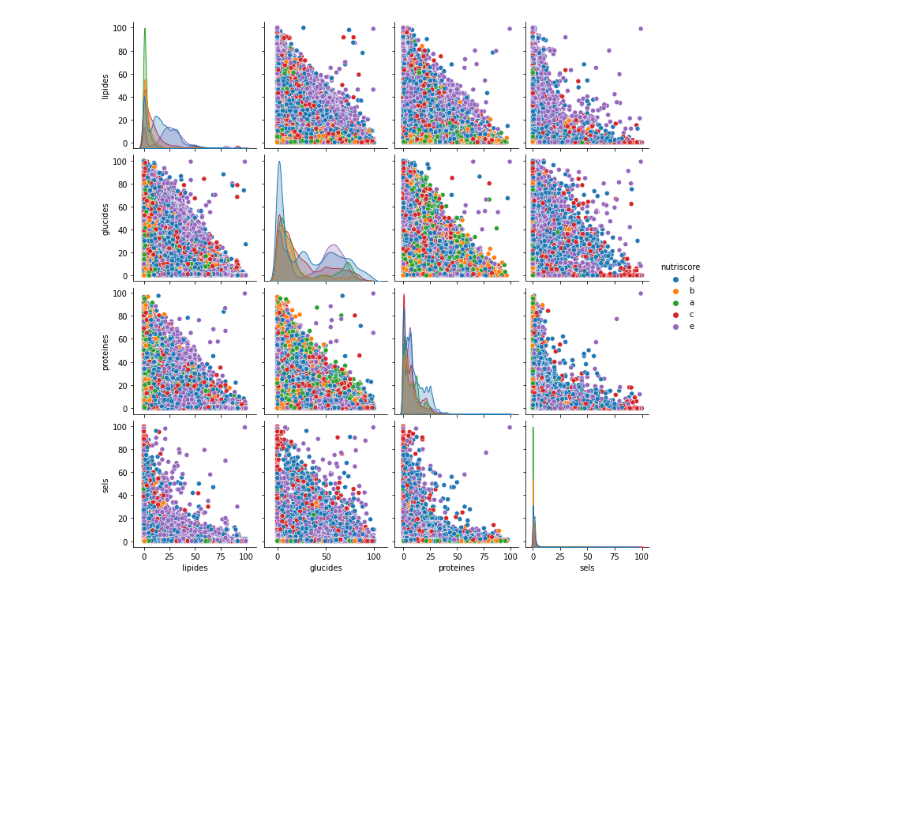
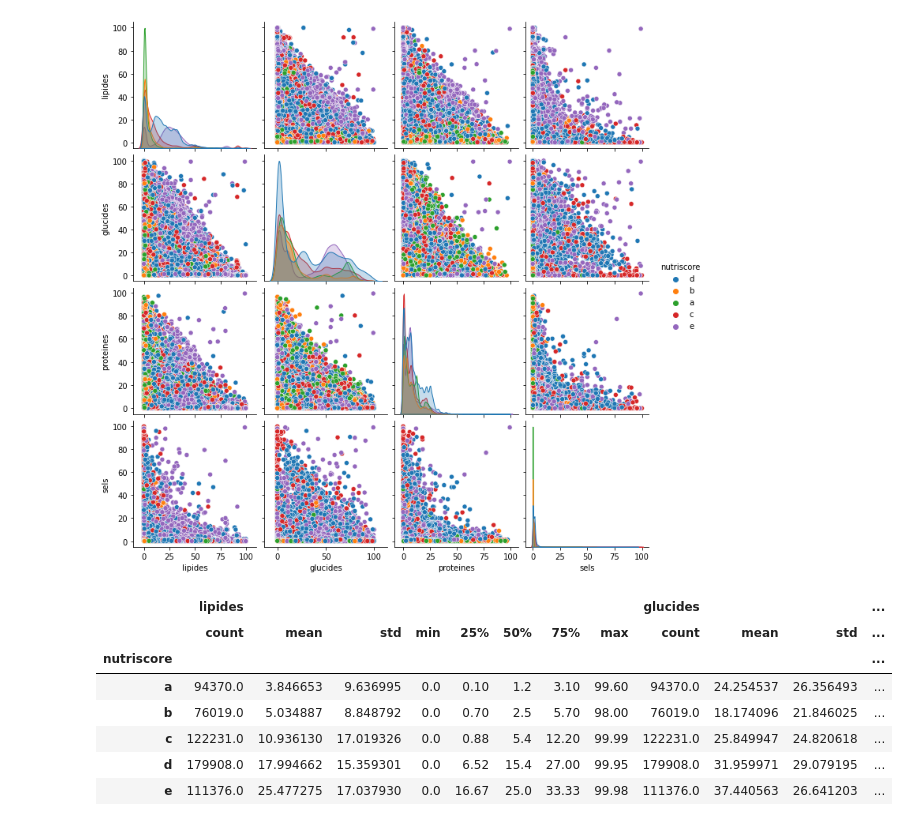
Before and after one commit to Loridan/openclassrooms-iml-projects, a Jupyter notebook: project2/P02_02_notebook_exploration.ipynb, the cells around one changed output. Cells and saved outputs as stored; diff of their text form; code cells hidden in the pictures; blank space fills up the shorter version.

```diff
--- a/project2/P02_02_notebook_exploration.ipynb
+++ b/project2/P02_02_notebook_exploration.ipynb
@@ -74,3 +57,14 @@ sns.pairplot(data=dataframe5, hue="nutriscore")
 # %% [output]
 <seaborn.axisgrid.PairGrid at 0x...>
 [figure]
+# %%
+dataframe5.groupby("nutriscore").describe()
+# %% [output]
+|  | lipides |  |  |  |  |  |  |  | glucides |  |  | ... |
+|  | count | mean | std | min | 25% | 50% | 75% | max | count | mean | std | ... |
+| nutriscore |  |  |  |  |  |  |  |  |  |  |  | ... |
+| a | 94370.0 | 3.846653 | 9.636995 | 0.0 | 0.10 | 1.2 | 3.10 | 99.60 | 94370.0 | 24.254537 | 26.356493 | ... |
+| b | 76019.0 | 5.034887 | 8.848792 | 0.0 | 0.70 | 2.5 | 5.70 | 98.00 | 76019.0 | 18.174096 | 21.846025 | ... |
+| c | 122231.0 | 10.936130 | 17.019326 | 0.0 | 0.88 | 5.4 | 12.20 | 99.99 | 122231.0 | 25.849947 | 24.820618 | ... |
+| d | 179908.0 | 17.994662 | 15.359301 | 0.0 | 6.52 | 15.4 | 27.00 | 99.95 | 179908.0 | 31.959971 | 29.079195 | ... |
+| e | 111376.0 | 25.477275 | 17.037930 | 0.0 | 16.67 | 25.0 | 33.33 | 99.98 | 111376.0 | 37.440563 | 26.641203 | ... |
```
Also changed, not shown: parts of 11 cells of this notebook.
